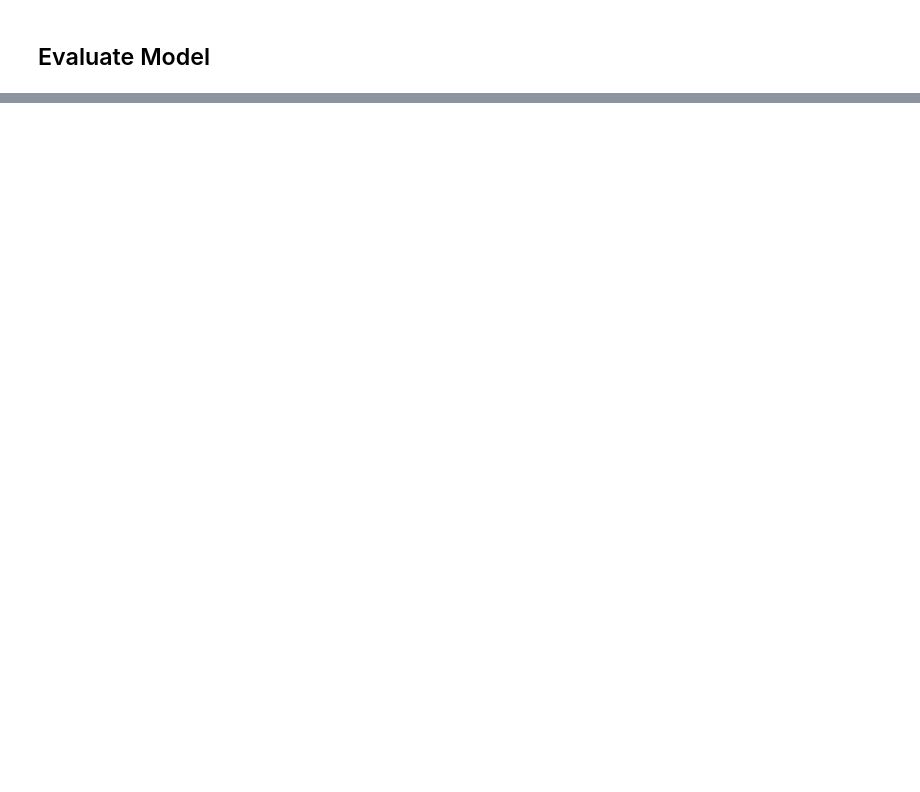
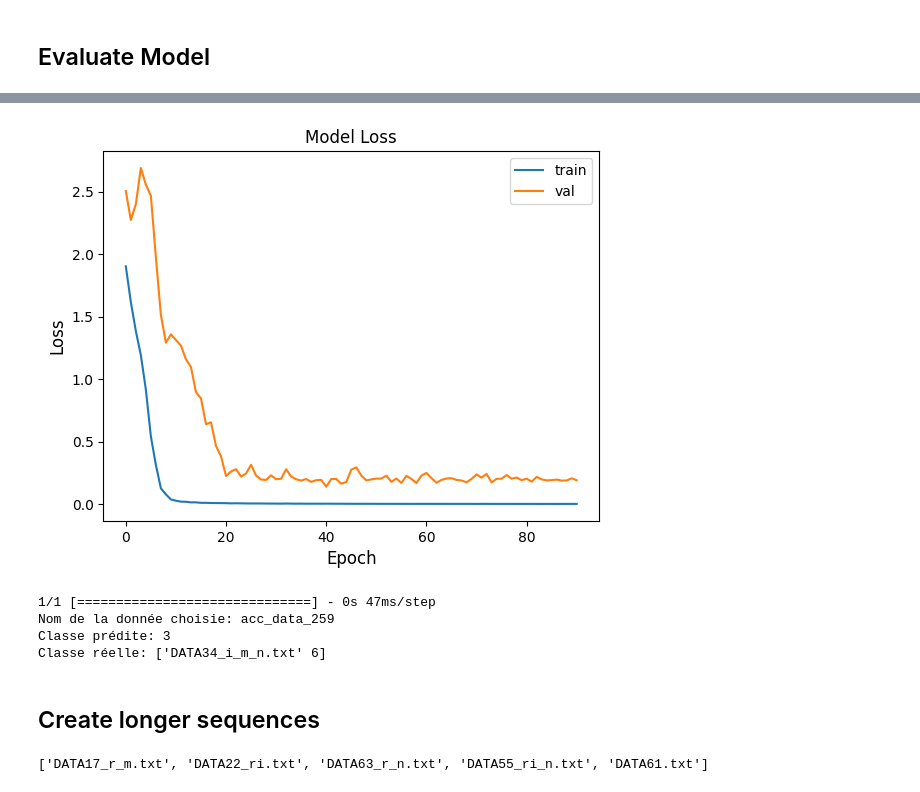
Before and after one commit to FABallemand/ProjetIngenieur, a Jupyter notebook: ai/CNN.ipynb, the cells around one changed output, grey strips where cells are left out. Saved outputs shown, nothing was run; the diff lists cells and outputs as text; code cells hidden in the pictures; blank space fills up the shorter version.

Commit message:
Add final models

```diff
--- a/ai/CNN.ipynb
+++ b/ai/CNN.ipynb
@@ -328,0 +327,57 @@ plt.close()
+# %%
+
+plt.figure()
+plt.plot(history.history['loss'])
+plt.plot(history.history['val_loss'])
+plt.title('Model Loss')
+plt.ylabel('Loss', fontsize='large')
+plt.xlabel('Epoch', fontsize='large')
+plt.legend(['train', 'val'], loc='best')
+plt.show()
+plt.close()
+# %% [output]
+[figure, added]
+# %%
+
+random_index = np.random.randint(0, len(acc_data))
+random_data = acc_data[random_index]
+
+
+predicted_class_probabilities = model.predict(np.expand_dims(random_data, axis=0))[0]
+predicted_class_index = np.argmax(predicted_class_probabilities)
+
+true_class = acc_data_labels[random_index]
+
+
+print("Nom de la donnée choisie:", f"acc_data_{random_index}")
+print("Classe prédite:", predicted_class_index)
+print("Classe réelle:", true_class)
+# %% [output]
+1/1 [==============================] - 0s 47ms/step
+Nom de la donnée choisie: acc_data_259
+Classe prédite: 3
+Classe réelle: ['DATA34_i_m_n.txt' 6]
+# %% [markdown]
+## Create longer sequences
+# %%
+import os
+import random
+
+def concat_random_files(input_folder, output_file, num_files=5):
+    txt_files = [f for f in os.listdir(input_folder) if f.endswith(".txt")]
+
+    selected_files = random.sample(txt_files, num_files)
+    print(selected_files)
+
+    with open(output_file, 'w') as output:
+        for file_name in selected_files:
+            file_path = os.path.join(input_folder, file_name)
+            with open(file_path, 'r') as input_file:
+                content = input_file.read()
+                output.write(content)
+
+input_folder = "../data/android_app/2023_04_14"
+output_file = "fichier_concatene.txt"
+concat_random_files(input_folder, output_file)
+# %% [output]
+['DATA17_r_m.txt', 'DATA22_ri.txt', 'DATA63_r_n.txt', 'DATA55_ri_n.txt', 'DATA61.txt']
```
Also changed, not shown: parts of 19 cells of this notebook, 3 other files.
